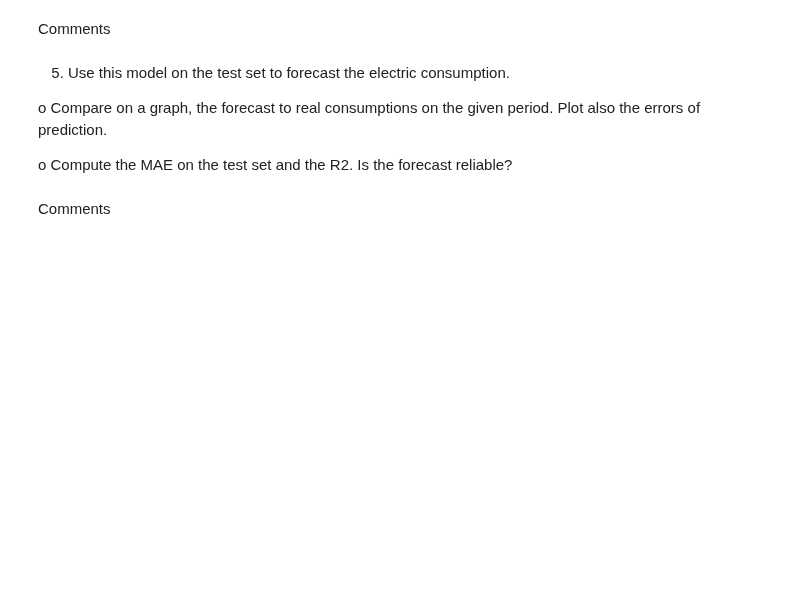
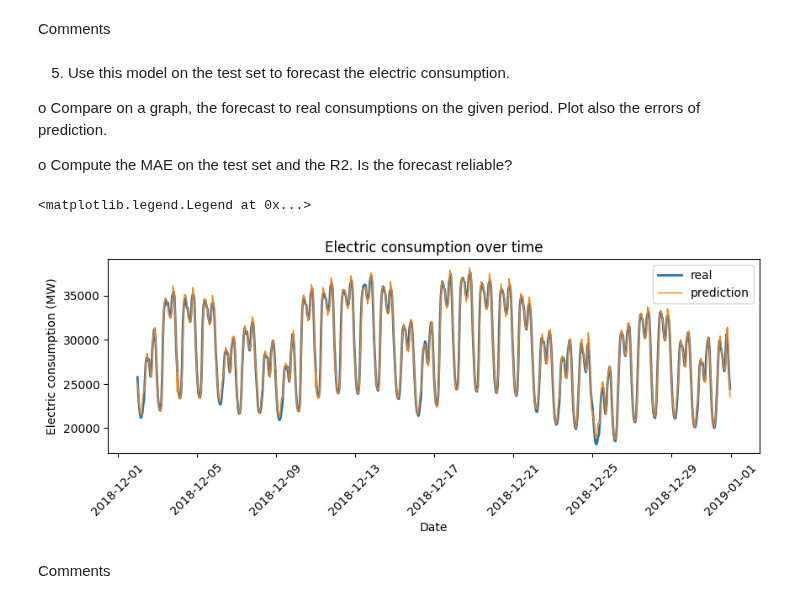
Before and after one commit to Emilevillette/LEPL1109-Hackatons, a Jupyter notebook: Hackaton 2/hackathon2_without_code.ipynb, the cells around one changed output. Saved outputs shown, nothing was run; the diff lists cells and outputs as text; code cells hidden in the pictures; blank space fills up the shorter version.

```diff
--- a/Hackaton 2/hackathon2_without_code.ipynb
+++ b/Hackaton 2/hackathon2_without_code.ipynb
@@ -276,0 +184,12 @@ ValueError: Found input variables with inconsistent numbers of samples: [720, 34
+# %%
+y_train = training_set['Load']
+X_train = training_set.drop(['Date', 'Load', 'DateWithHour'], axis=1)
+# %%
+y_test = validation_set['Load']
+X_test = validation_set.drop(['Date', 'Load', 'DateWithHour'], axis=1)
+# %%
+mod = sm.OLS(y_train, X_train)
+res = mod.fit()
+# %%
+p_train = res.predict(X_train)
+p_test = res.predict(X_test)
@@ -287,3 +212,15 @@ o	Compute the MAE on the test set and the R2. Is the forecast reliable?
+# %%
+plt.figure(figsize=(10, 3))
+plt.xticks(rotation=45)
+plt.title('Electric consumption over time')
+plt.xlabel('Date')
+plt.ylabel('Electric consumption (MW)')
+plt.plot(validation_set['DateWithHour'], y_test, lw=2, label='real')
+plt.plot(validation_set['DateWithHour'], p_test, lw=1, label='prediction')
+plt.legend()
+# %% [output]
+<matplotlib.legend.Legend at 0x...>
+[figure, added]
 # %% [markdown]
 Comments
 # %% [markdown]
```
Also changed, not shown: parts of 18 cells of this notebook.
